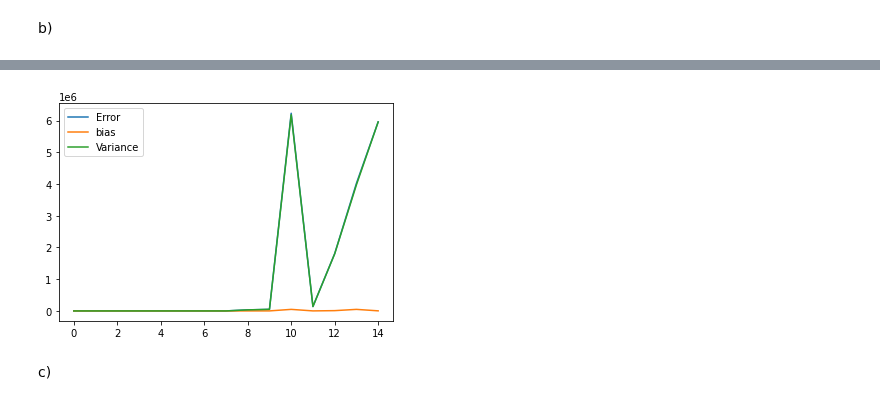
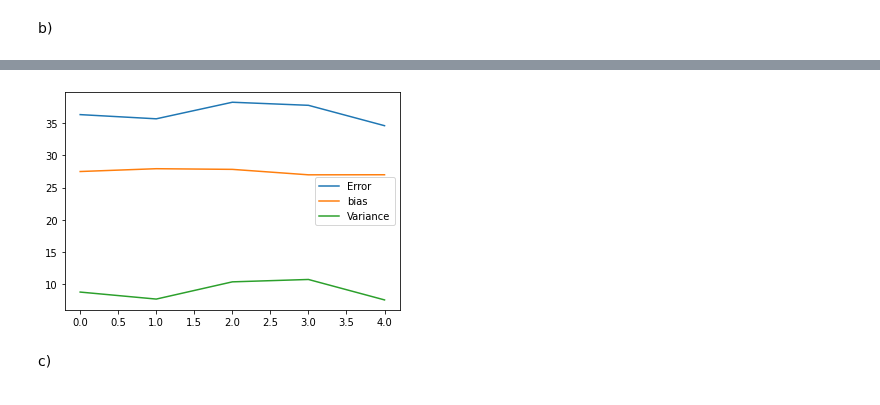
Before and after one commit to espentn/FYS-STK3155, a Jupyter notebook: FYS-STK3155.ipynb, the cells around one changed output, grey strips where cells are left out. Drawn from its saved outputs; the diff is of its cells as text; code cells hidden in the pictures.

Commit message:
Fixed the scaling and design matrix order

```diff
--- a/FYS-STK3155.ipynb
+++ b/FYS-STK3155.ipynb
@@ -220,50 +211,53 @@ b)
 # %%
 np.random.seed(20)
 
-sig2 = 1 # noise variance
+sig2 = 5 # noise variance
 n = 10 # number of data points for each feature
 n_boostraps = 150 # number of bootstraps
-maxdegree = 15 # maximum polynomial degree
+maxdegree = 5 # maximum polynomial degree
 
-# Make data set.
-x1, x2, y = createDataPoints(n, sig2)
-x = np.swapaxes(np.stack((x1.ravel(),x2.ravel())),0,1)
+for n in range(10,11,10):
+    print(n)
+    # Make data set.
+    x1, x2, y = createDataPoints(n, sig2)
+    x = np.swapaxes(np.stack((x1.ravel(),x2.ravel())),0,1)
 
-# Define empty arrays
-error = np.zeros(maxdegree)
-bias = np.zeros(maxdegree)
-variance = np.zeros(maxdegree)
-polydegree = np.zeros(maxdegree)
+    # Define empty arrays
+    error = np.zeros(maxdegree)
+    bias = np.zeros(maxdegree)
+    variance = np.zeros(maxdegree)
+    polydegree = np.zeros(maxdegree)
 
-# Split and scale the raw data
-x_train, x_test, y_train, y_test = splitAndScale(x,np.ravel(y))
-print(np.mean(x_train, axis=))
+    x = createDesignMatrix(x[:,[0]],x[:,[1]],degree)
+    # Split and scale the raw data
+    X_train, X_test, y_train, y_test = splitAndScale(x,np.ravel(y))
+    print(np.mean(X_train, axis = 0))
 
-for degree in range(maxdegree):
+    for degree in range(maxdegree):
 
-    # Create the training and testing design matrices
-    X_train = createDesignMatrix(x_train[:,[0]],x_train[:,[1]],degree)
-    X_test = createDesignMatrix(x_test[:,[0]],x_test[:,[1]],degree)
+        # Create the training and testing design matrices
+#         X_train = createDesignMatrix(x_train[:,[0]],x_train[:,[1]],degree)
+#         X_test = createDesignMatrix(x_test[:,[0]],x_test[:,[1]],degree)
 
-    y_pred = np.empty((y_test.shape[0], n_boostraps))
+        y_pred = np.empty((y_test.shape[0], n_boostraps))
 
-    for i in range(n_boostraps):
-        x_, y_ = resample(X_train, y_train)
-        beta = np.linalg.inv(x_.T.dot(x_)).dot(x_.T).dot(y_)
-        y_pred[:, i] = (X_test @ beta).squeeze()
+        for i in range(n_boostraps):
+            x_, y_ = resample(X_train, y_train)
+            beta = np.linalg.inv(x_.T.dot(x_)).dot(x_.T).dot(y_)
+            y_pred[:, i] = (X_test @ beta).squeeze()
 
-    polydegree[degree] = degree
-    error[degree] = np.mean( np.mean((y_test - y_pred)**2, axis=1, keepdims=True) )
-    bias[degree] = np.mean( (y_test - np.mean(y_pred, axis=1, keepdims=True))**2 )
-    variance[degree] = np.mean( np.var(y_pred, axis=1, keepdims=True) )
-#     print("Polynomial degree:", degree)
-#     print("Error:", error[degree])
-#     print("Bias^2:", bias[degree])
-#     print("Var:", variance[degree])
-#     print('{} >= {} + {} = {}\n'.format(error[degree], bias[degree], variance[degree], bias[degree]+variance[degree]))
-plt.plot(polydegree, error, label="Error")
-plt.plot(polydegree, bias, label="bias")
-plt.plot(polydegree, variance, label="Variance")
-plt.legend()
-plt.show()
+        polydegree[degree] = degree
+        error[degree] = np.mean( np.mean((y_test - y_pred)**2, axis=1, keepdims=True) )
+        bias[degree] = np.mean( (y_test - np.mean(y_pred, axis=1, keepdims=True))**2 )
+        variance[degree] = np.mean( np.var(y_pred, axis=1, keepdims=True) )
+        print("Polynomial degree:", degree)
+#         print("Error:", error[degree])
+#         print("Bias^2:", bias[degree])
+#         print("Var:", variance[degree])
+#         print('{} >= {} + {} = {}\n'.format(error[degree], bias[degree], variance[degree], bias[degree]+variance[degree]))
+    plt.plot(polydegree, error, label="Error")
+    plt.plot(polydegree, bias, label="bias")
+    plt.plot(polydegree, variance, label="Variance")
+    plt.legend()
+    plt.show()
 # %% [output]
@@ -271,4 +281,4 @@ plt.show()
-[figure, old version]
+[figure, new version]
 # %% [markdown]
 c)
 # %% [markdown]
```
Also changed, not shown: parts of 3 cells of this notebook.
